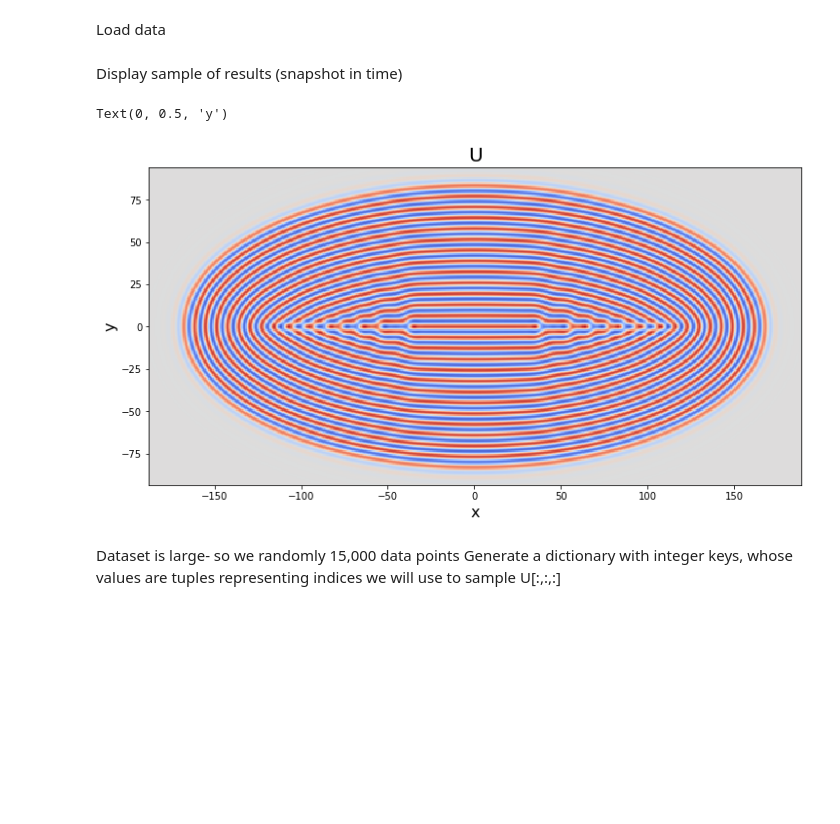
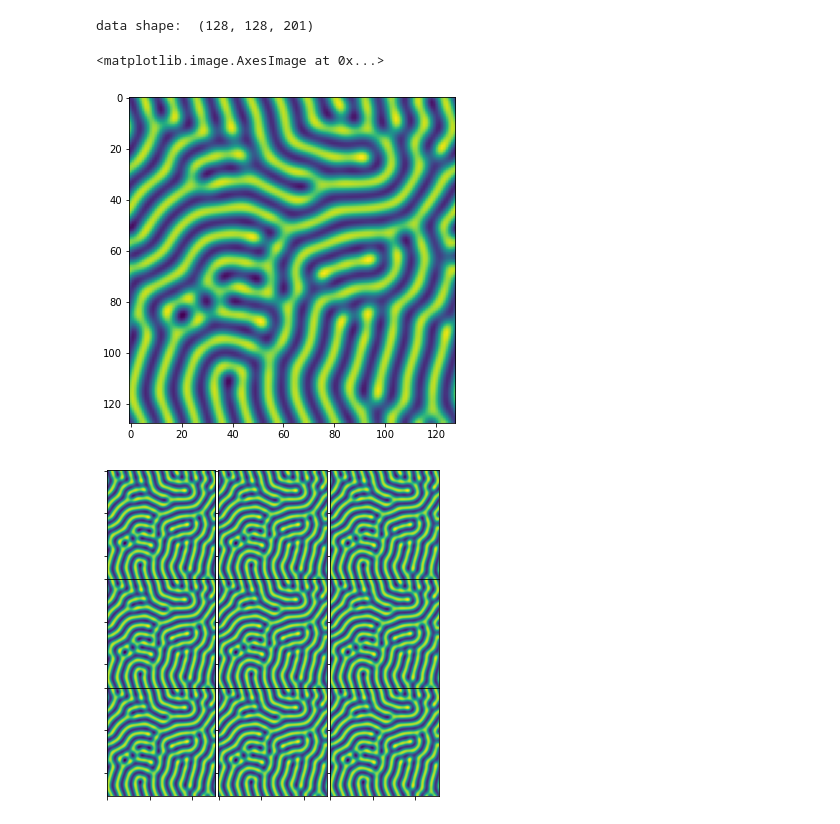
Before and after one commit to EMcDugald/convection_patterns_wip, a Jupyter notebook: code/ml_experiments/my_experiments/find_sh1.ipynb, the cells around one changed output. Saved outputs shown, nothing was run; the diff lists cells and outputs as text; code cells hidden in the pictures; blank space fills up the shorter version.

```diff
--- a/code/ml_experiments/my_experiments/find_sh1.ipynb
+++ b/code/ml_experiments/my_experiments/find_sh1.ipynb
@@ -17,2 +14,0 @@ from PDE_FIND import *
-# %% [markdown]
-Load data
@@ -21,32 +15,48 @@ data = sio.loadmat("/Users/edwardmcdugald/Research/convection_patterns_wip/code/
-# %% [markdown]
-Display sample of results (snapshot in time)
-# %%
-t_full = data['tt'].T[:,0]
-x = data['xx'].T[0,:]
-y = data['yy'].T[0,:]
-U_full = data['uu']
-#take last 400 time steps
-t = t_full[599:999]
-U = U_full[:,:,599:999]
-
-nx = len(x)
-ny = len(y)
-steps = len(t)
-dx = x[1]-x[0]
-dy = y[1]-y[0]
-dt = t[1]-t[0]
-
-fig, ax1 = plt.subplots(nrows=1, ncols=1, figsize=(12,6))
-xx, yy = np.meshgrid(x,y)
-ax1.pcolor(xx,yy,U[:,:,10].T,cmap='coolwarm')
-ax1.set_title('U', fontsize = 20)
-ax1.set_xlabel('x', fontsize = 16)
-ax1.set_ylabel('y', fontsize = 16)
-# %% [output]
-Text(0, 0.5, 'y')
-[figure, removed]
-# %% [markdown]
-Dataset is large- so we randomly 15,000 data points
-Generate a dictionary with integer keys, whose values are tuples
-representing indices we will use to sample U[:,:,:]
+# %%
+import matplotlib.pyplot as plt
+import scipy.io as sio
+import numpy as np
+from myPDEFIND import *
+import math
+
+data = sio.loadmat("/Users/edwardmcdugald/Research/convection_patterns_wip/code/data/sh2.mat")
+
+t = data['tt'].T[:,0]
+x = data['xx'].T[0,:]
+y = data['yy'].T[0,:]
+U = data['uu']
+print("data shape: ",np.shape(U))
+
+nx = len(x)
+ny = len(y)
+dx = x[1]-x[0]
+dy = y[1]-y[0]
+dt = t[1]-t[0]
+
+#plot solution
+fig, ax1 = plt.subplots(nrows=1, ncols=1, figsize=(6,6))
+ax1.imshow(U[:,:,100])
+
+#validate periodicity- this means spectral derivatives are fine
+fig = plt.figure(figsize=(6,6))
+ax = [plt.subplot(3,3,i+1) for i in range(9)]
+for a in ax:
+    a.set_xticklabels([])
+    a.set_yticklabels([])
+    a.set_aspect('equal')
+plt.subplots_adjust(wspace=0,hspace=0)
+ax[0].imshow(U[:,:,100])
+ax[1].imshow(U[:,:,100])
+ax[2].imshow(U[:,:,100])
+ax[3].imshow(U[:,:,100])
+ax[4].imshow(U[:,:,100])
+ax[5].imshow(U[:,:,100])
+ax[6].imshow(U[:,:,100])
+ax[7].imshow(U[:,:,100])
+ax[8].imshow(U[:,:,100])
+# %% [output]
+data shape:  (128, 128, 201)
+<matplotlib.image.AxesImage at 0x...>
+[figure, added]
+[figure, added]
 # %%
```
Also changed, not shown: parts of 14 cells of this notebook, 2 other files.
